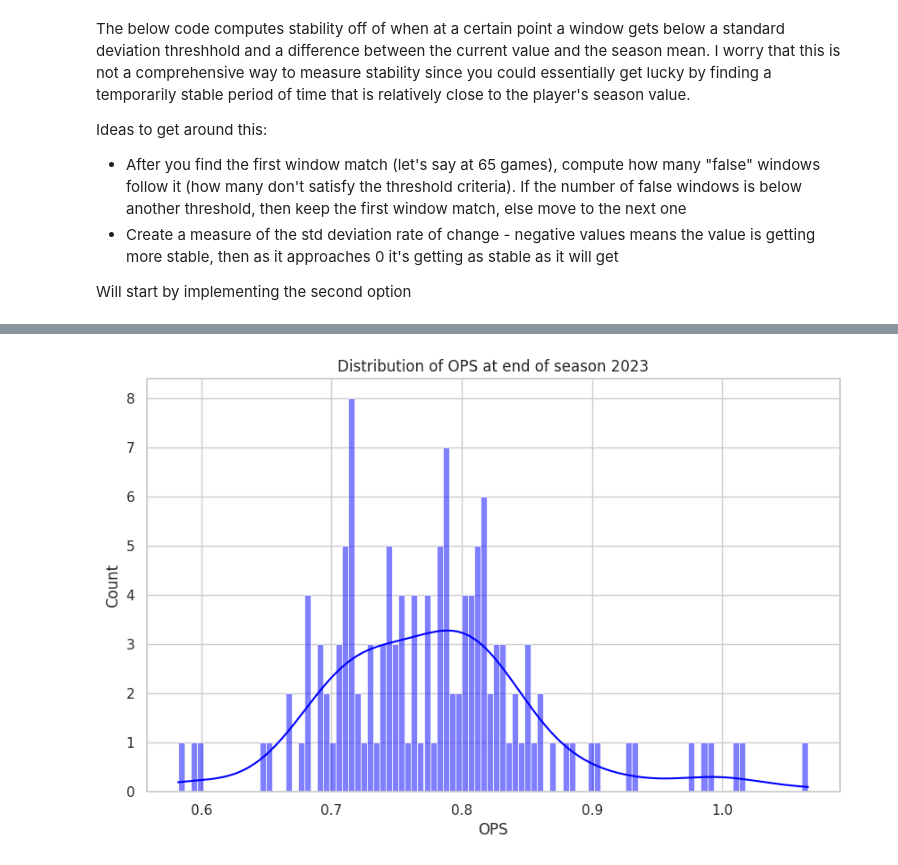
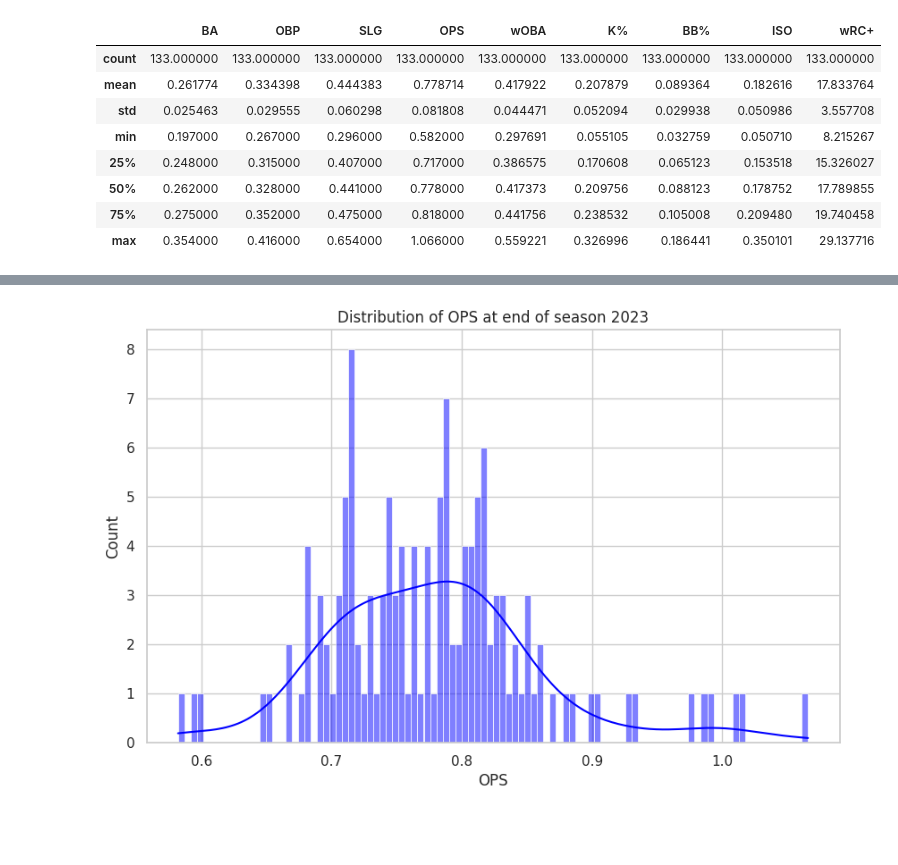
Before and after one commit to Lil-Crouton/baseball-stat-stability, a Jupyter notebook: analysis.ipynb, the cells around one changed output, grey strips where cells are left out. Drawn from its saved outputs; the diff is of its cells as text; code cells hidden in the pictures; blank space fills up the shorter version.

```diff
--- a/analysis.ipynb
+++ b/analysis.ipynb
@@ -25,3 +30,14 @@ def create_figure(df, x_column, y_column) -> Figure:
 
     fig.update_yaxes(nticks=20)
     return fig
+# %%
+def compute_league_variance(dfs:dict):
+    """
+    Compute the season stat variance of each stat across the league
+    """
+    stat_columns = ['BA','OBP','SLG','OPS','wOBA','K%','BB%','ISO','wRC+']
+    player_values = {}
+    for key, df in dfs.items():
+        player_values[key] = df[stat_columns].iloc[-1].to_dict()
+
+    return pd.DataFrame(player_values).T
@@ -50,20 +103,13 @@ player_dfs_2023[641355]
-# %% [markdown]
-The below code computes stability off of when at a certain point a window gets below a standard deviation threshhold and a difference between the current value and the season mean. I worry that this is not a comprehensive way to measure stability since you could essentially get lucky by finding a temporarily stable period of time that is relatively close to the player's season value.
-
-Ideas to get around this:
-* After you find the first window match (let's say at 65 games), compute how many "false" windows follow it (how many don't satisfy the threshold criteria). If the number of false windows is below another threshold, then keep the first window match, else move to the next one
-* Create a measure of the std deviation rate of change - negative values means the value is getting more stable, then as it approaches 0 it's getting as stable as it will get
-
-Will start by implementing the second option
-# %%
-def compute_league_variance(dfs:dict):
-    """
-    Compute the season stat variance of each stat across the league
-    """
-    player_values = {}
-    for key, df in dfs.items():
-        player_values[key] = df.iloc[-1]
-
-    return pd.DataFrame(player_values).T
 # %%
 df = compute_league_variance(player_dfs_2023)
+df.describe()
+# %% [output]
+|  | BA | OBP | SLG | OPS | wOBA | K% | BB% | ISO | wRC+ |
+| count | 133.000000 | 133.000000 | 133.000000 | 133.000000 | 133.000000 | 133.000000 | 133.000000 | 133.000000 | 133.000000 |
+| mean | 0.261774 | 0.334398 | 0.444383 | 0.778714 | 0.417922 | 0.207879 | 0.089364 | 0.182616 | 17.833764 |
+| std | 0.025463 | 0.029555 | 0.060298 | 0.081808 | 0.044471 | 0.052094 | 0.029938 | 0.050986 | 3.557708 |
+| min | 0.197000 | 0.267000 | 0.296000 | 0.582000 | 0.297691 | 0.055105 | 0.032759 | 0.050710 | 8.215267 |
+| 25% | 0.248000 | 0.315000 | 0.407000 | 0.717000 | 0.386575 | 0.170608 | 0.065123 | 0.153518 | 15.326027 |
+| 50% | 0.262000 | 0.328000 | 0.441000 | 0.778000 | 0.417373 | 0.209756 | 0.088123 | 0.178752 | 17.789855 |
+| 75% | 0.275000 | 0.352000 | 0.475000 | 0.818000 | 0.441756 | 0.238532 | 0.105008 | 0.209480 | 19.740458 |
+| max | 0.354000 | 0.416000 | 0.654000 | 1.066000 | 0.559221 | 0.326996 | 0.186441 | 0.350101 | 29.137716 |
```
Also changed, not shown: parts of 24 cells of this notebook.
